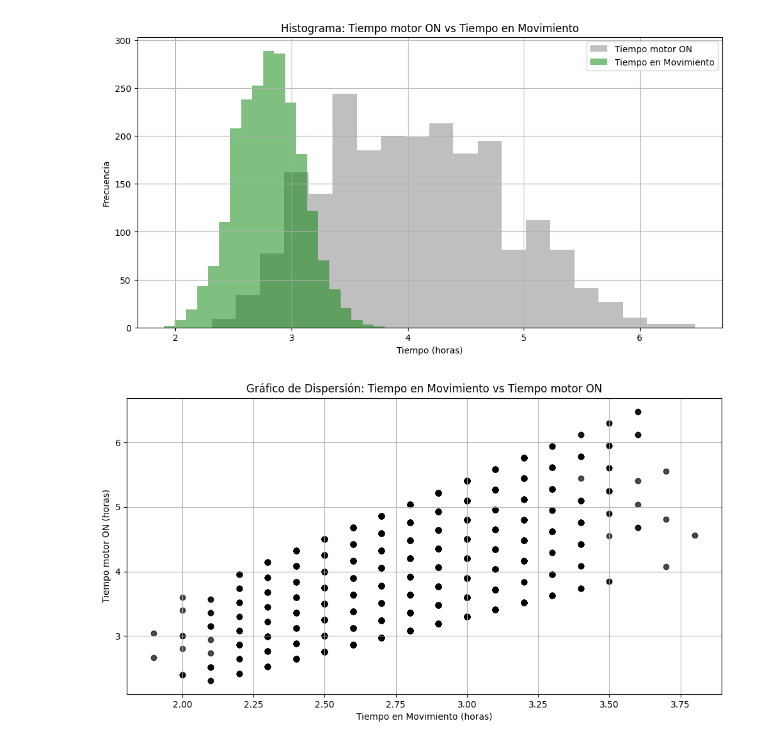
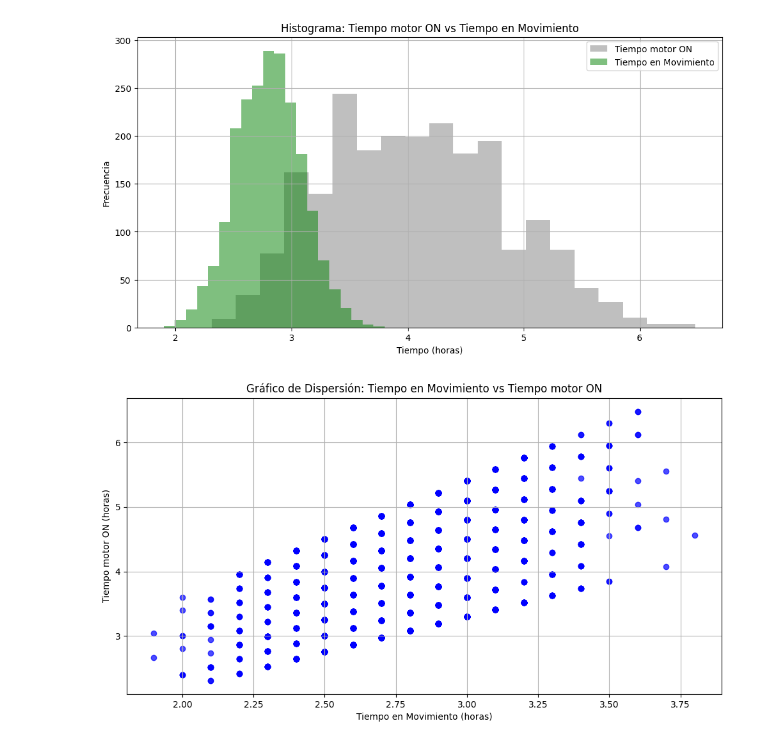
Before and after one commit to dalfonso75/fundamentals-of-scientific-programming, a Jupyter notebook: G49_DeiverEnriqueAlfonsoCortes_Tarea1.ipynb, the cells around one changed output. Drawn from its saved outputs; the diff is of its cells as text; code cells hidden in the pictures.

```diff
--- a/G49_DeiverEnriqueAlfonsoCortes_Tarea1.ipynb
+++ b/G49_DeiverEnriqueAlfonsoCortes_Tarea1.ipynb
@@ -455,15 +454,15 @@ plt.show()
 # %%
 # Figura 2 gráfico de dispersión
 plt.figure(figsize=(12, 6))
 
 # Gráfico de dispersión
-plt.scatter(df1[col_time_motion], df1[col_time_motor_on], color='black', alpha=0.7)
+plt.scatter(df1[col_time_motion], df1[col_time_motor_on], color='blue', alpha=0.7)
 
 # Configuración general del gráfico
 plt.title('Gráfico de Dispersión: Tiempo en Movimiento vs Tiempo motor ON')
 plt.xlabel('Tiempo en Movimiento (horas)')
 plt.ylabel('Tiempo motor ON (horas)')
 plt.grid(True)
 plt.show()
 # %% [output]
-[figure, old version]
+[figure, new version]
```
Also changed, not shown: parts of 7 cells of this notebook.
